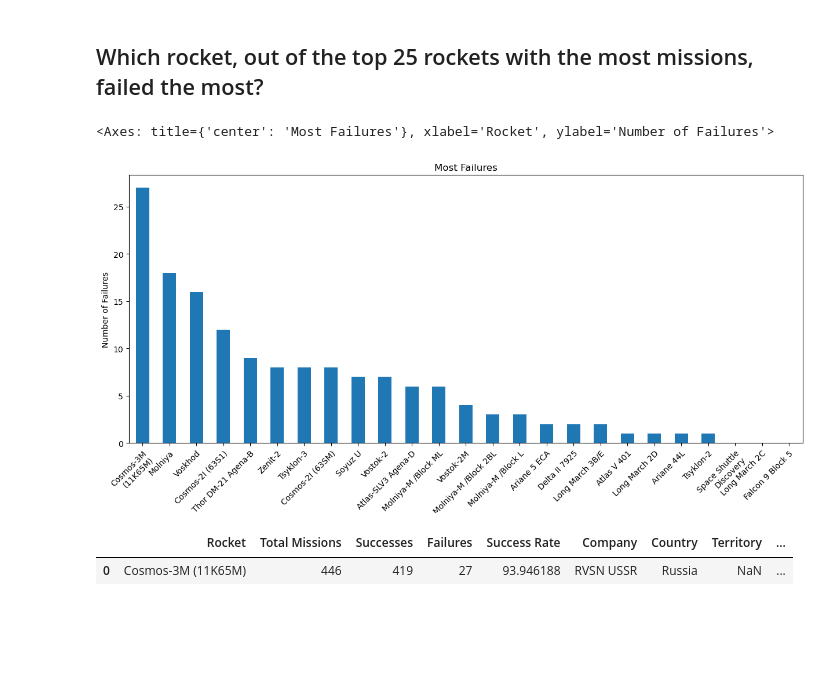
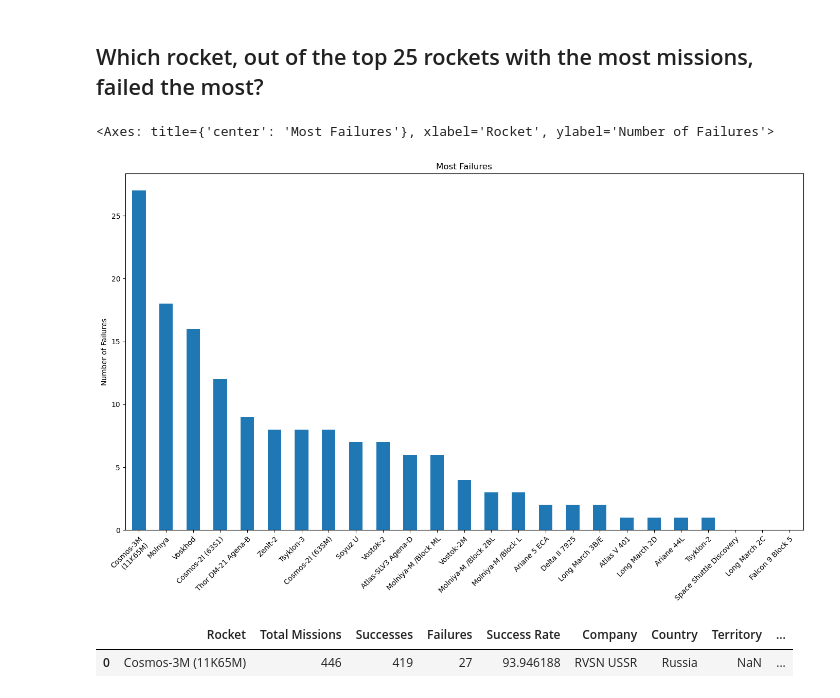
Before and after one commit to maparisio/Space_Mission_Project, a Jupyter notebook: rocket_usage_analysis.ipynb, the cells around one changed output. Saved outputs shown, nothing was run; the diff lists cells and outputs as text; code cells hidden in the pictures; blank space fills up the shorter version.

```diff
--- a/rocket_usage_analysis.ipynb
+++ b/rocket_usage_analysis.ipynb
@@ -448,16 +448,16 @@ success_rate_winner
 # %%
 top_25_by_failures = top_25.sort_values("Failures", ascending = False)
 figure3 = top_25_by_failures["Failures"].plot(kind="bar",
-                                                      figsize=(15,6),
+                                                      figsize=(17,9),
                                                     title="Most Failures",
                                                     xlabel="Rocket",
                                                     ylabel="Number of Failures",
                                                       )
 figure3.set_xticklabels(top_25_by_failures["Rocket"], rotation=45, rotation_mode="anchor", ha="right", wrap=True)
 figure3
 # %% [output]
 <Axes: title={'center': 'Most Failures'}, xlabel='Rocket', ylabel='Number of Failures'>
-[figure, old version]
+[figure, new version]
 # %%
 fig = figure3.get_figure()
 fig.savefig('Rocket-Usage-Output/Fail.png')
```
Also changed, not shown: parts of 3 cells of this notebook, 4 other files.
